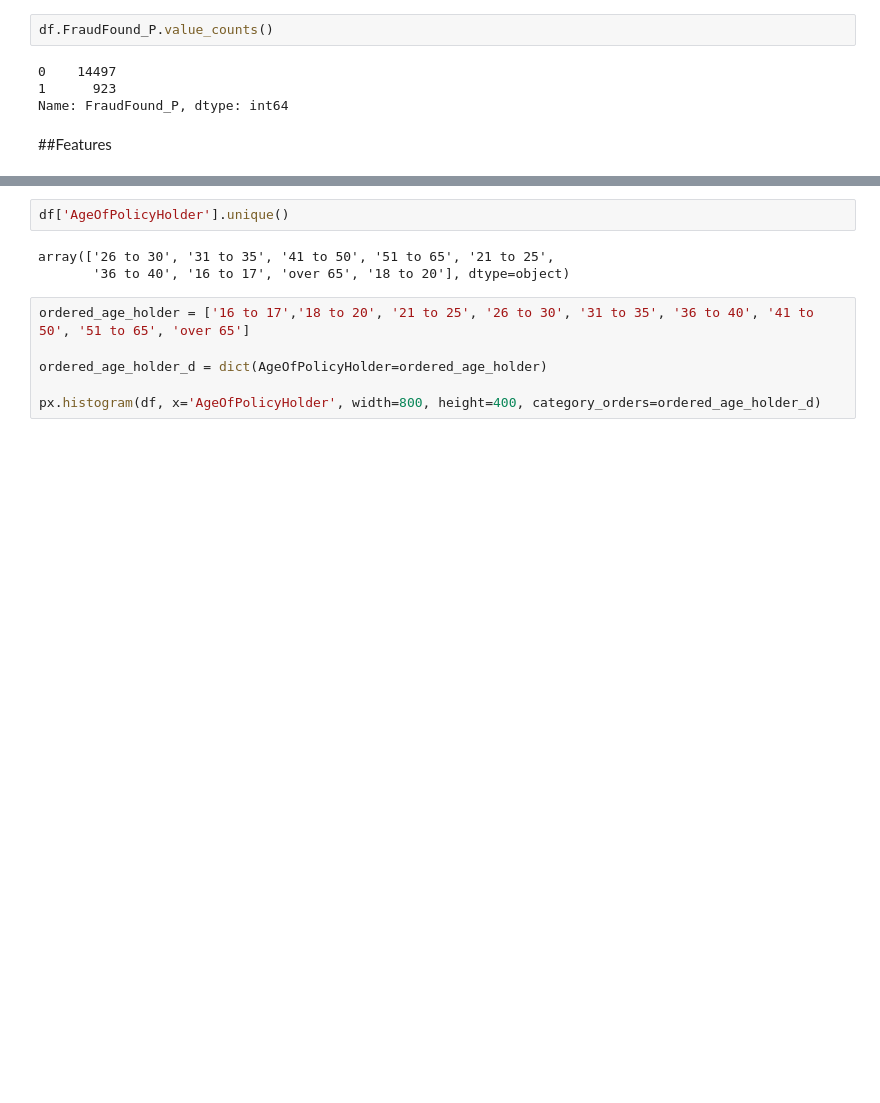
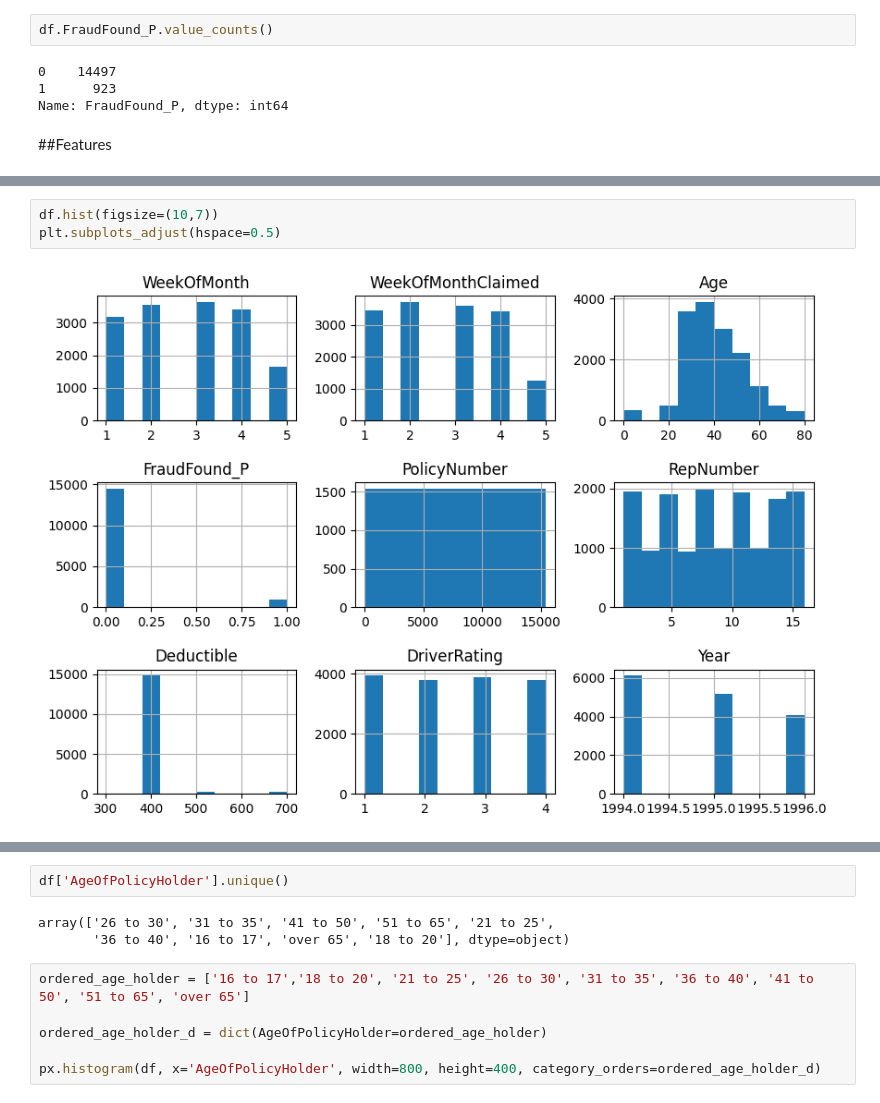
Before and after one commit to aziegert/Vehicle_Insurance_Claim_Fraud_Detection, a Jupyter notebook: Vehicle_Insurance_Claim_Fraud_Detection_v2.ipynb, the cells around one changed output, grey strips where cells are left out. Saved outputs shown, nothing was run; the diff lists cells and outputs as text; blank space fills up the shorter version.

```diff
--- a/Vehicle_Insurance_Claim_Fraud_Detection_v2.ipynb
+++ b/Vehicle_Insurance_Claim_Fraud_Detection_v2.ipynb
@@ -127,0 +151,5 @@ px.histogram(df['Age'], width=800, height=400)
+# %%
+df.hist(figsize=(10,7))
+plt.subplots_adjust(hspace=0.5)
+# %% [output]
+[figure, added]
```
Also changed, not shown: parts of 10 cells of this notebook.
